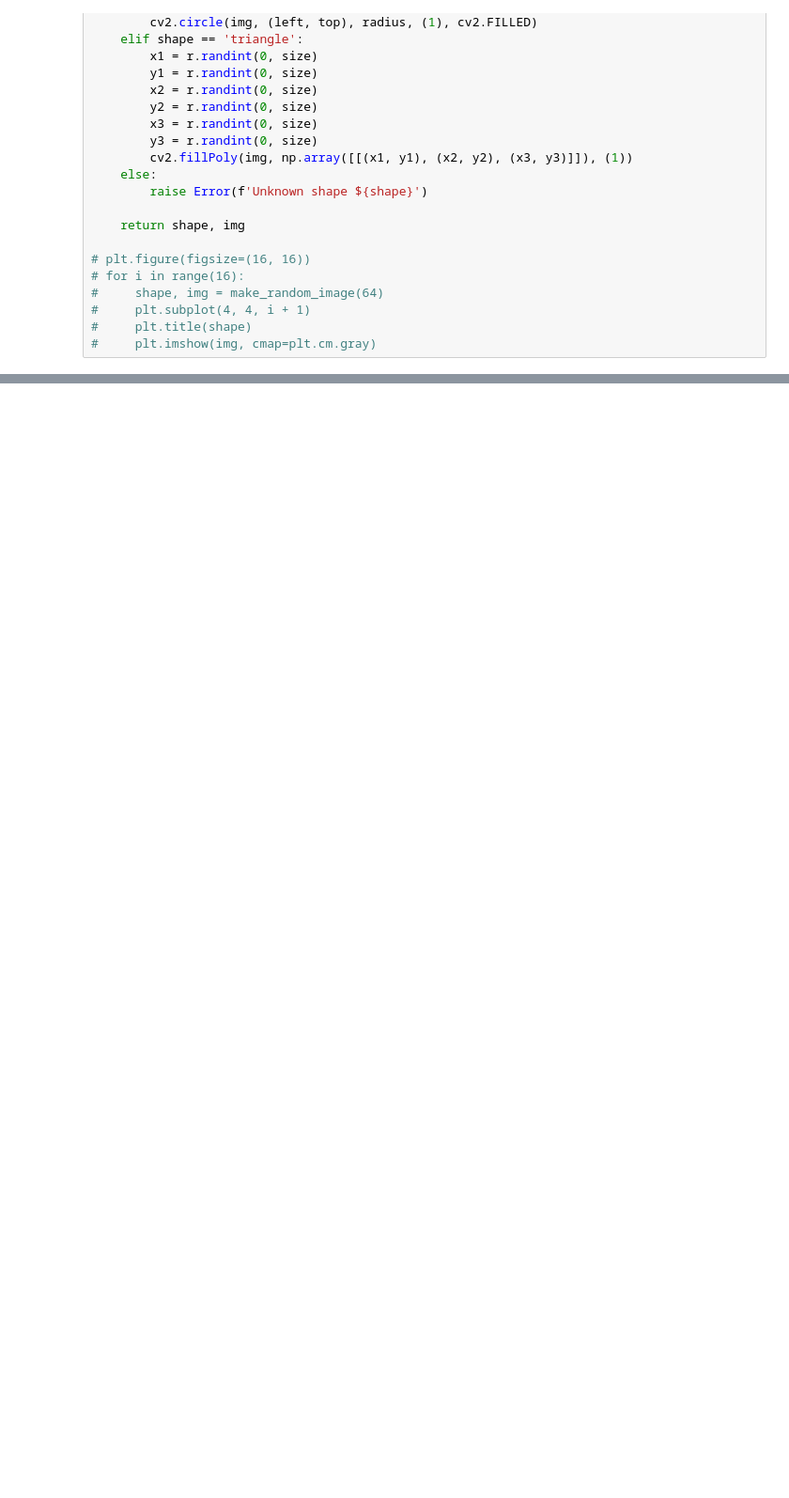
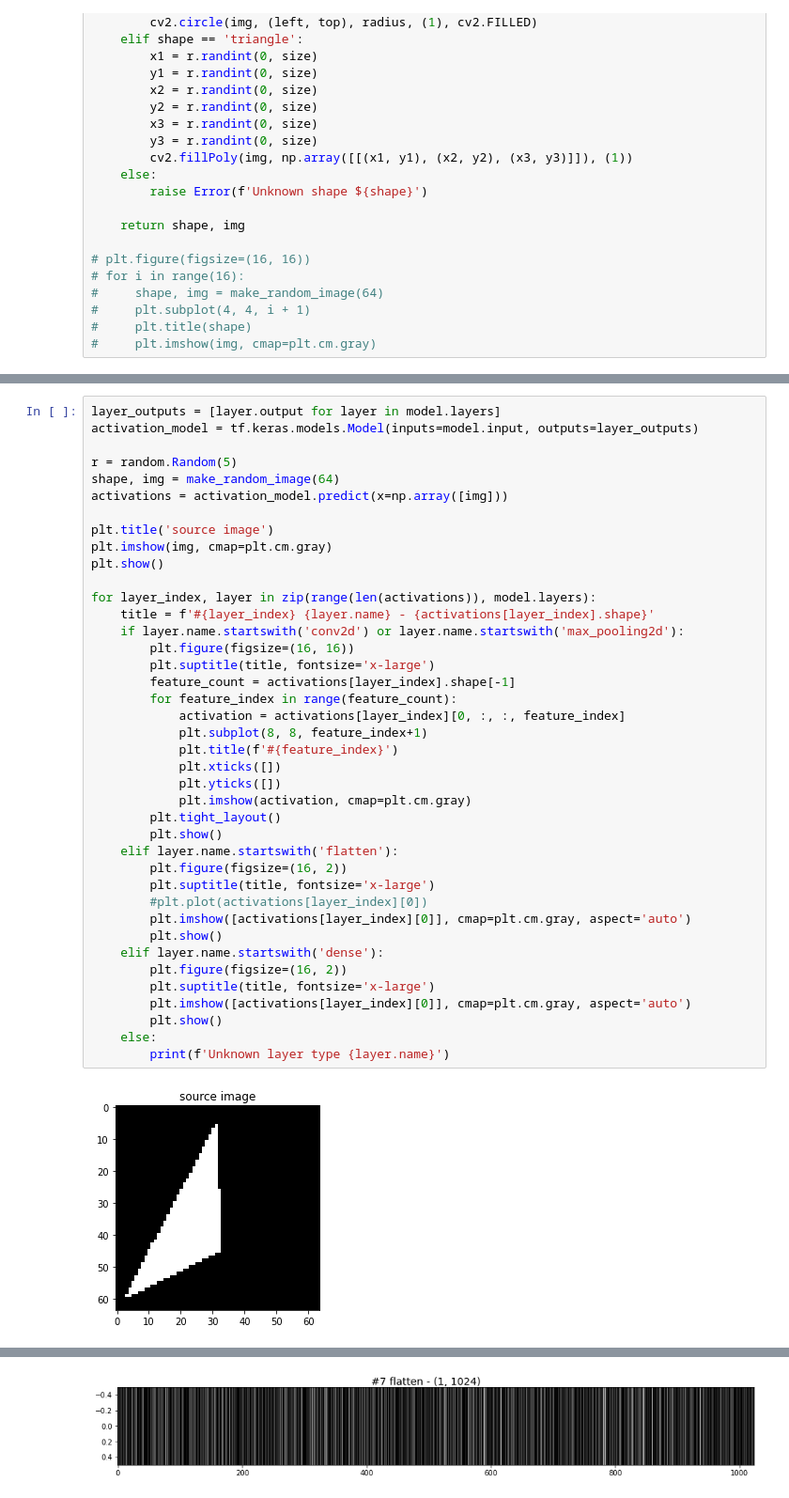
Before and after one commit to agibalov/ai-experiments, a Jupyter notebook: shape-recognition-experiment/shape-recognition-experiment.ipynb, the cells around one changed output, grey strips where cells are left out. Shown at 94% size. Cells and saved outputs as stored; diff of their text form; blank space fills up the shorter version.

```diff
--- a/shape-recognition-experiment/shape-recognition-experiment.ipynb
+++ b/shape-recognition-experiment/shape-recognition-experiment.ipynb
@@ -139,0 +146,42 @@ for i in range(16):
+# %%
+layer_outputs = [layer.output for layer in model.layers]
+activation_model = tf.keras.models.Model(inputs=model.input, outputs=layer_outputs)
+
+r = random.Random(5)
+shape, img = make_random_image(64)
+activations = activation_model.predict(x=np.array([img]))
+
+plt.title('source image')
+plt.imshow(img, cmap=plt.cm.gray)
+plt.show()
+
+for layer_index, layer in zip(range(len(activations)), model.layers):
+    title = f'#{layer_index} {layer.name} - {activations[layer_index].shape}'
+    if layer.name.startswith('conv2d') or layer.name.startswith('max_pooling2d'):
+        plt.figure(figsize=(16, 16))
+        plt.suptitle(title, fontsize='x-large')
+        feature_count = activations[layer_index].shape[-1]
+        for feature_index in range(feature_count):
+            activation = activations[layer_index][0, :, :, feature_index]
+            plt.subplot(8, 8, feature_index+1)
+            plt.title(f'#{feature_index}')
+            plt.xticks([])
+            plt.yticks([])
+            plt.imshow(activation, cmap=plt.cm.gray)
+        plt.tight_layout()
+        plt.show()
+    elif layer.name.startswith('flatten'):
+        plt.figure(figsize=(16, 2))
+        plt.suptitle(title, fontsize='x-large')
+        #plt.plot(activations[layer_index][0])
+        plt.imshow([activations[layer_index][0]], cmap=plt.cm.gray, aspect='auto')
+        plt.show()
+    elif layer.name.startswith('dense'):
+        plt.figure(figsize=(16, 2))
+        plt.suptitle(title, fontsize='x-large')
+        plt.imshow([activations[layer_index][0]], cmap=plt.cm.gray, aspect='auto')
+        plt.show()
+    else:
+        print(f'Unknown layer type {layer.name}')
+# %% [output]
+[figure, added]
@@ -139,0 +195 @@ for i in range(16):
+[figure, added]
```
Also changed, not shown: parts of 4 cells of this notebook.
